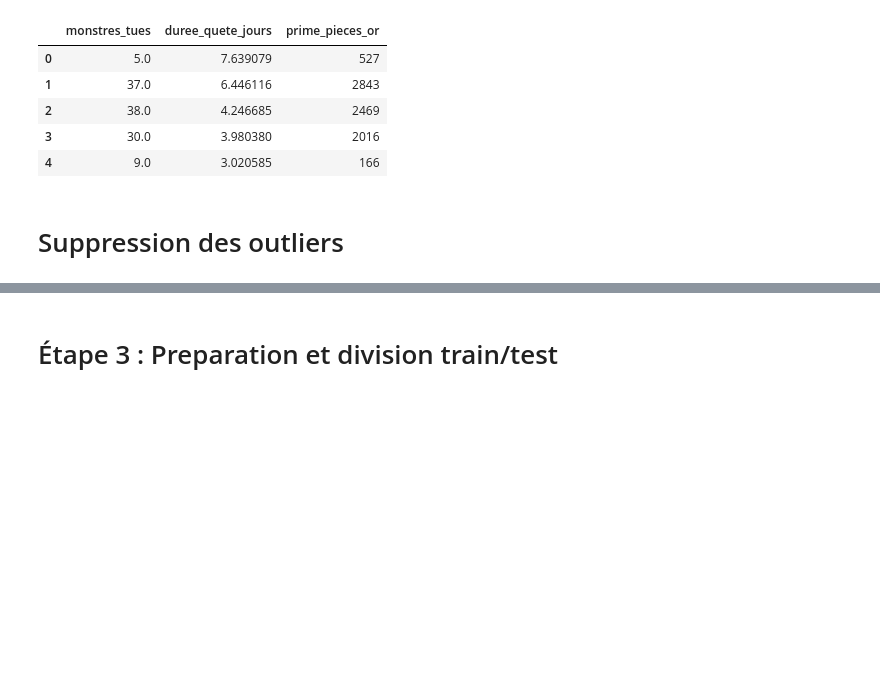
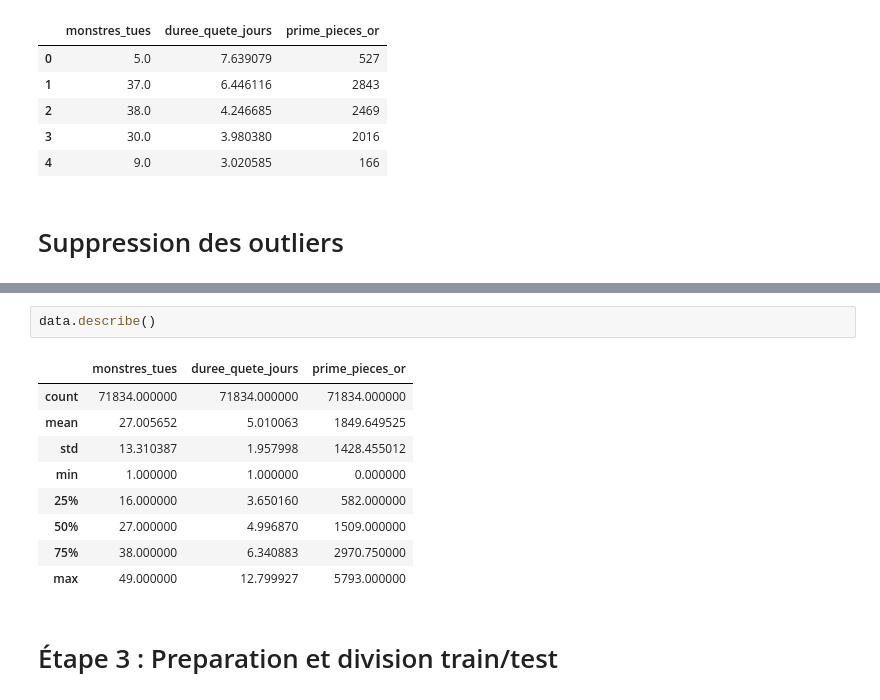
Before and after one commit to hystb/Atelier_decouverte_machine_learning_ressources, a Jupyter notebook: ml1/guildmaster_easy.ipynb, the cells around one changed output, grey strips where cells are left out. Cells and saved outputs as stored; diff of their text form; blank space fills up the shorter version.

```diff
--- a/ml1/guildmaster_easy.ipynb
+++ b/ml1/guildmaster_easy.ipynb
@@ -69,3 +65,15 @@ plt.show()
+# %%
+data.describe()
+# %% [output]
+|  | monstres_tues | duree_quete_jours | prime_pieces_or |
+| count | 71834.000000 | 71834.000000 | 71834.000000 |
+| mean | 27.005652 | 5.010063 | 1849.649525 |
+| std | 13.310387 | 1.957998 | 1428.455012 |
+| min | 1.000000 | 1.000000 | 0.000000 |
+| 25% | 16.000000 | 3.650160 | 582.000000 |
+| 50% | 27.000000 | 4.996870 | 1509.000000 |
+| 75% | 38.000000 | 6.340883 | 2970.750000 |
+| max | 49.000000 | 12.799927 | 5793.000000 |
 # %% [markdown]
 # Étape 3 : Preparation et division train/test
 # %%
```
Also changed, not shown: parts of 3 cells of this notebook, 1 other file.
